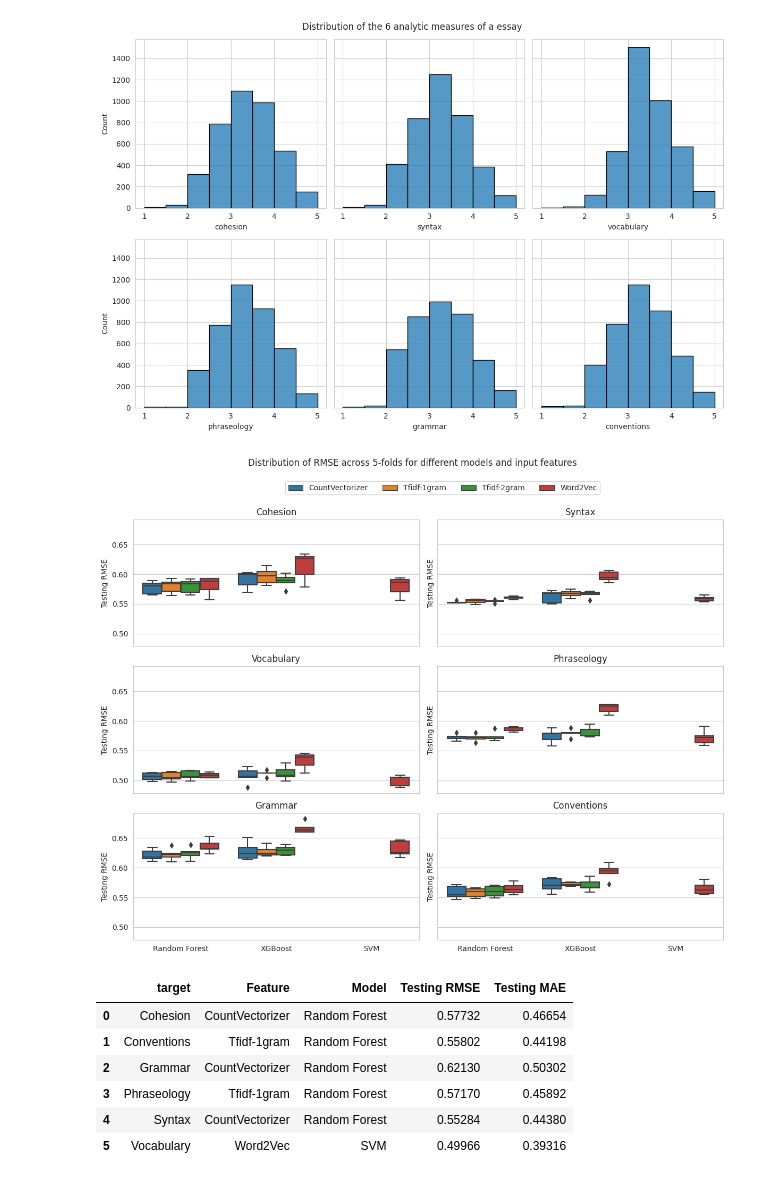
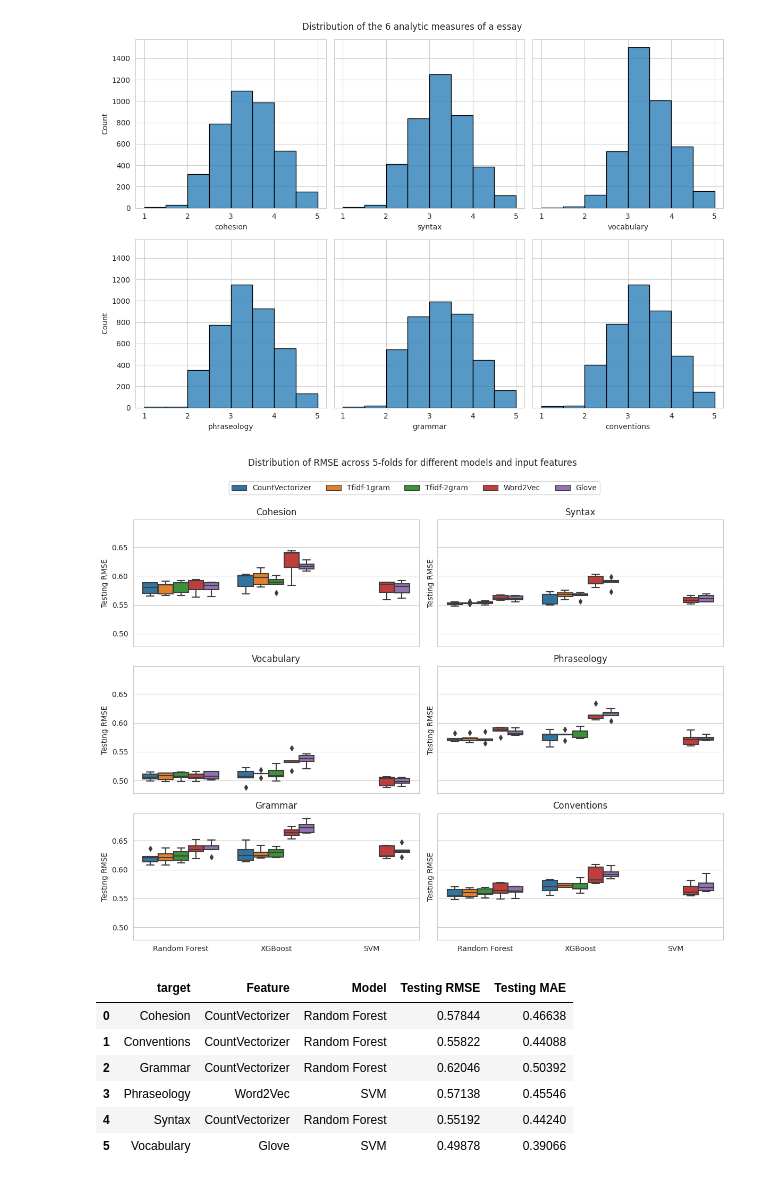
Before and after one commit to kmnis/automatic-essay-grading, a Jupyter notebook: modeling/ML-Models.ipynb, the cells around one changed output. Drawn from its saved outputs; the diff is of its cells as text; code cells hidden in the pictures.

Commit message:
Updated ML modeling notebook

```diff
--- a/modeling/ML-Models.ipynb
+++ b/modeling/ML-Models.ipynb
@@ -69,7 +70,7 @@ y.head()
 | 3 | 4.5 | 4.5 | 4.5 | 4.5 | 4.0 | 5.0 |
 | 4 | 2.5 | 3.0 | 3.0 | 3.0 | 2.5 | 2.5 |
 # %%
-def token_to_vector(corpus, model):
+def token_to_vector(corpus, model, vector_size):
     """Generate vectors for list of documents using a Word Embedding
 
     Args:
@@ -84,9 +85,9 @@ def token_to_vector(corpus, model):
     for c in corpus:
         vectors = []
         for token in c:
-            if token in model.wv:
+            if token in model:
                 try:
-                    vectors.append(model.wv[token])
+                    vectors.append(model[token])
                 except KeyError:
                     continue
         if vectors:
@@ -94,7 +95,7 @@ def token_to_vector(corpus, model):
             avg_vec = vectors.mean(axis=0)  # Take the mean since we need a 2D array instead of 3D
             features.append(avg_vec)
         else:
-            features.append(np.zeros(model.vector_size))
+            features.append(np.zeros(vector_size))
     return np.array(features)
 # %%
 def featurize_text(df, column="lemmatized_text", method="CountVectorizer"):
@@ -104,15 +105,17 @@ def featurize_text(df, column="lemmatized_text", method="CountVectorizer"):
         model = TfidfVectorizer(ngram_range=(1, 1), min_df=10)
     elif method == "Tfidf-2gram":
         model = TfidfVectorizer(ngram_range=(1, 2), min_df=10)
-    elif method == "Word2Vec":
+    else:
         tokens = df[column].apply(lambda x: x.split())
-        model = Word2Vec(sentences=tokens, vector_size=100, workers=12, seed=SEED)
-        X = token_to_vector(tokens, model)
+        if method == "Word2Vec":
+            model = Word2Vec(sentences=tokens, vector_size=100, workers=15, seed=SEED)
+            X = token_to_vector(tokens, model.wv, 100)
+        else:
+            model = api.load("glove-wiki-gigaword-200")
+            X = token_to_vector(tokens, model, model.vector_size)
         X = pd.DataFrame(data=X, columns=[f"f{i+1}" for i in range(X.shape[1])])
-    else:
-        raise ValueError("Choose the value of the 'method' argument from 'CountVectorizer', 'Tfidf-1gram', 'Tfidf-2gram', or 'Word2Vec'")
 
-    if method != "Word2Vec":
+    if method not in ["Word2Vec", "Glove"]:
         X = model.fit_transform(df[column])
         X = pd.DataFrame(X.toarray(), columns=model.get_feature_names_out())
 
@@ -131,16 +134,18 @@ plt.show()
 [figure]
 # %%
 def get_metrics(y1, p1, y2, p2, fold, model, feature, target):
-    return np.round(pd.DataFrame([{
+    metrics = {
         "Training RMSE": mean_squared_error(y1, p1, squared=False),
         "Testing RMSE": mean_squared_error(y2, p2, squared=False),
         "Training MAE": mean_absolute_error(y1, p1),
         "Testing MAE": mean_absolute_error(y2, p2),
-        "target": target.capitalize(),
         "Fold #": fold,
         "Feature": feature,
         "Model": model
-    }]), 4)
+    }
+    if target:
+        metrics["target"] = target.capitalize()
+    return np.round(pd.DataFrame([metrics]), 4)
 # %%
 def train_model(X_train, y_train, X_test, model):
     model = deepcopy(model)
@@ -157,9 +162,9 @@ models = {
 }
 # %%
 results = []
-pbar = tqdm(total=4*5*6*3 - 3*5*6)
+pbar = tqdm(total=5*5*6*2 + 2*5*6)
 
-for method in ["CountVectorizer", "Tfidf-1gram", "Tfidf-2gram", "Word2Vec"]:
+for method in ["CountVectorizer", "Tfidf-1gram", "Tfidf-2gram", "Word2Vec", "Glove"]:
     X, _ = featurize_text(df, method=method)
 
     kfold = KFold(n_splits=5, shuffle=True, random_state=SEED)
@@ -177,7 +182,8 @@ for method in ["CountVectorizer", "Tfidf-1gram", "Tfidf-2gram", "Word2Vec"]:
 
             for k, v in models.items():
 
-                if method != "Word2Vec" and k == "SVM":
+                if method not in ["Word2Vec", "Glove"] and k == "SVM":
+                    pbar.update()
                     continue
                 train_pred, test_pred, _ = train_model(X_train, y_train, X_test, v)
                 results.append(get_metrics(y_train, train_pred, y_test, test_pred, i + 1, k, method, t))
@@ -185,40 +191,41 @@ for method in ["CountVectorizer", "Tfidf-1gram", "Tfidf-2gram", "Word2Vec"]:
                 pbar.update()
 
 results = pd.concat(results)
+results.to_csv("../data/results_df.csv", index=False)
 # %%
 fig, axes = plt.subplots(3, 2, figsize=(12, 9), sharex=True, sharey=True)
 
 for i, t in enumerate(target_columns):
     sns.boxplot(data=results[results.target == t.capitalize()],
                 y="Testing RMSE", x="Model", hue="Feature", ax=axes[i//2, i%2])
     axes[i//2, i%2].set_xlabel("")
     axes[i//2, i%2].set_title(t.capitalize())
 
 for i in range(3):
     for j in range(2):
         axes[i, j].get_legend().remove()
 
 handles, labels = axes[0, 0].get_legend_handles_labels()
-fig.legend(handles, labels, title="", ncol=4, bbox_to_anchor=(0.8, 1.01))
+fig.legend(handles, labels, title="", ncol=5, bbox_to_anchor=(0.8, 1.01))
 
 fig.suptitle("Distribution of RMSE across 5-folds for different models and input features", y=1.05)
 
 plt.tight_layout()
 plt.show()
 # %% [output]
-[figure, old version]
+[figure, new version]
 # %%
 best_models = results.groupby(['target', 'Feature', 'Model'])['Testing RMSE', 'Testing MAE'].mean()
 best_models = best_models.loc[best_models.groupby('target')['Testing RMSE'].idxmin()].reset_index()
 best_models
 # %% [output]
 |  | target | Feature | Model | Testing RMSE | Testing MAE |
-| 0 | Cohesion | CountVectorizer | Random Forest | 0.57732 | 0.46654 |
-| 1 | Conventions | Tfidf-1gram | Random Forest | 0.55802 | 0.44198 |
-| 2 | Grammar | CountVectorizer | Random Forest | 0.62130 | 0.50302 |
-| 3 | Phraseology | Tfidf-1gram | Random Forest | 0.57170 | 0.45892 |
-| 4 | Syntax | CountVectorizer | Random Forest | 0.55284 | 0.44380 |
-| 5 | Vocabulary | Word2Vec | SVM | 0.49966 | 0.39316 |
+| 0 | Cohesion | CountVectorizer | Random Forest | 0.57844 | 0.46638 |
+| 1 | Conventions | CountVectorizer | Random Forest | 0.55822 | 0.44088 |
+| 2 | Grammar | CountVectorizer | Random Forest | 0.62046 | 0.50392 |
+| 3 | Phraseology | Word2Vec | SVM | 0.57138 | 0.45546 |
+| 4 | Syntax | CountVectorizer | Random Forest | 0.55192 | 0.44240 |
+| 5 | Vocabulary | Glove | SVM | 0.49878 | 0.39066 |
 # %%
 model_dict = {}
 
```
Also changed, not shown: parts of 10 cells of this notebook.
